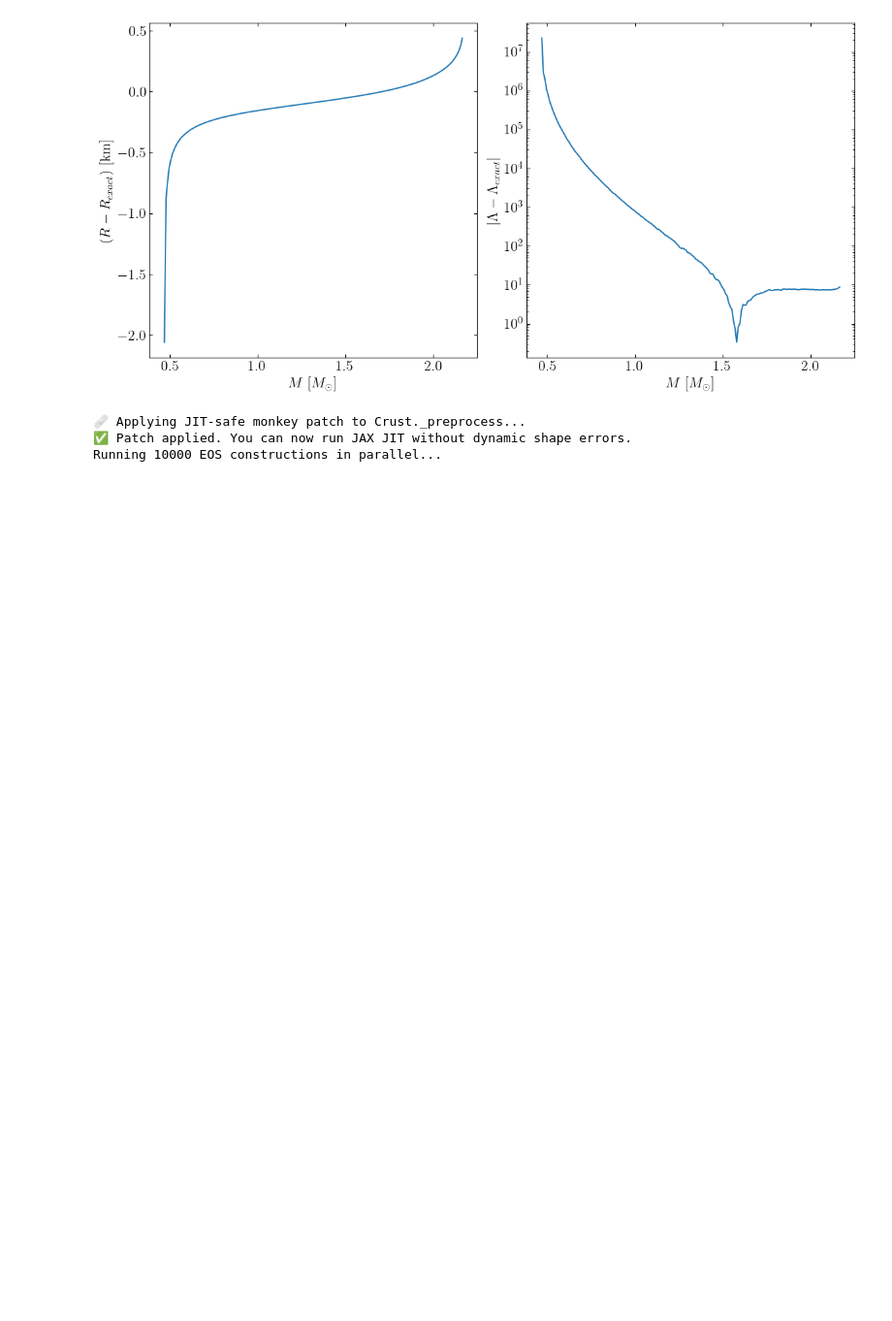
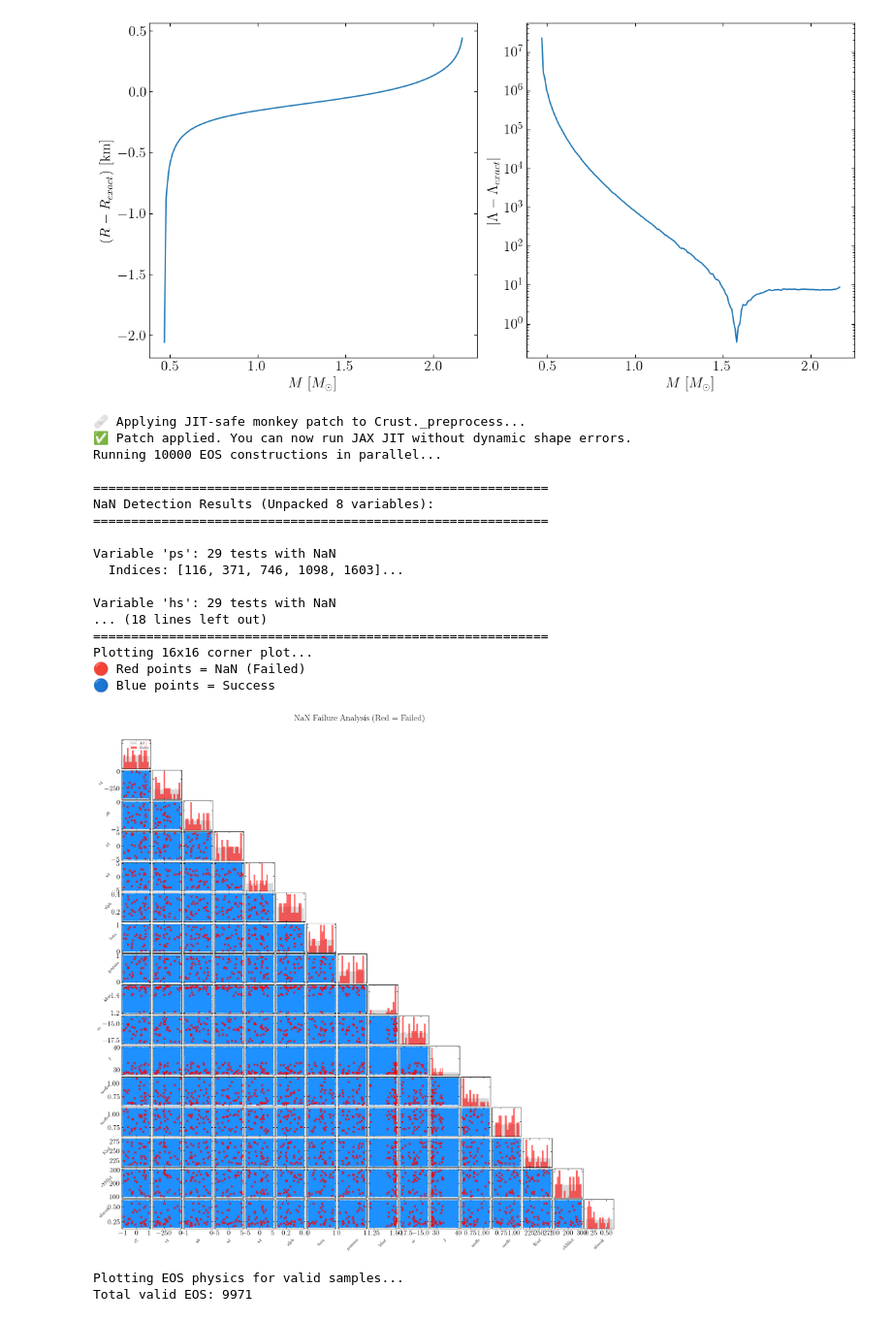
Before and after one commit to diodaberjalan/jester, a Jupyter notebook: docs/examples/eos_tov/eos_tov_skryme.ipynb, the cells around one changed output. Shown at 97% size. Cells and saved outputs as stored; diff of their text form; code cells hidden in the pictures; blank space fills up the shorter version.

```diff
--- a/docs/examples/eos_tov/eos_tov_skryme.ipynb
+++ b/docs/examples/eos_tov/eos_tov_skryme.ipynb
@@ -517,7 +516,7 @@ def run_batch_eos(inm_batch, ngrids, cs2grids):
 
     # helper: logic for a single EOS
     def single_step(inm):
-        return eos_approx.construct_eos(
+        return eos.construct_eos(
             inm, ngrids, cs2grids,
             return_extra=True,
             calculate_durca=True
@@ -750,30 +749,47 @@ ax_cs2 = axes[1]
 for idx in plot_indices:
     # Extract arrays
     n_i = ns_all[idx]
     cs2_i = cs2_all[idx]
 
     n_norm = n_i / utils.fm_inv3_to_geometric / nsat
 
     # Plot cs2 vs n/nsat
     ax_cs2.plot(n_norm, cs2_i, color='tab:red', alpha=0.15, linewidth=1)
 
 # Add reference lines for causality and stability
 ax_cs2.axhline(1.0, color='black', linestyle='--', linewidth=1.5, label='Causality ($c_s^2=1$)')
 # ax_cs2.axhline(1/3, color='gray', linestyle=':', linewidth=1.5, label='Conformal Limit ($c_s^2=1/3$)')
 ax_cs2.axhline(0.0, color='black', linestyle='-', linewidth=1.0) # Stability floor
 
 ax_cs2.set_xlabel(r"$n/n_{\rm{sat}}$", fontsize=14)
 ax_cs2.set_ylabel(r"$c_s^2$ [dimensionless]", fontsize=14)
 ax_cs2.set_title(r"Speed of Sound vs. Density", fontsize=14)
 ax_cs2.grid(True, which='both', linestyle=':', alpha=0.6)
 # ax_cs2.set_xlim(0, 7.0)
 # ax_cs2.set_ylim(-0.1, 1.2) # Show slightly below zero to catch instabilities
 # ax_cs2.legend(loc='upper right')
 
 plt.tight_layout()
 plt.show()
 plt.close()
 # %% [output]
 🩹 Applying JIT-safe monkey patch to Crust._preprocess...
 ✅ Patch applied. You can now run JAX JIT without dynamic shape errors.
 Running 10000 EOS constructions in parallel...
+
+============================================================
+NaN Detection Results (Unpacked 8 variables):
+============================================================
+
+Variable 'ps': 29 tests with NaN
+  Indices: [116, 371, 746, 1098, 1603]...
+
+Variable 'hs': 29 tests with NaN
+... (18 lines left out)
+============================================================
+Plotting 16x16 corner plot...
+🔴 Red points = NaN (Failed)
+🔵 Blue points = Success
+[figure, added]
+Plotting EOS physics for valid samples...
+Total valid EOS: 9971
```
Also changed, not shown: parts of 3 cells of this notebook.
